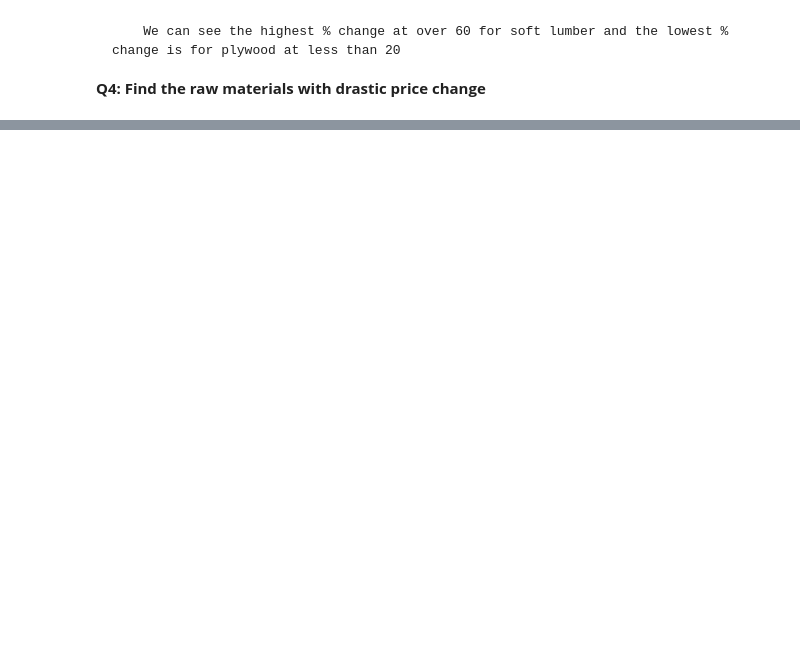
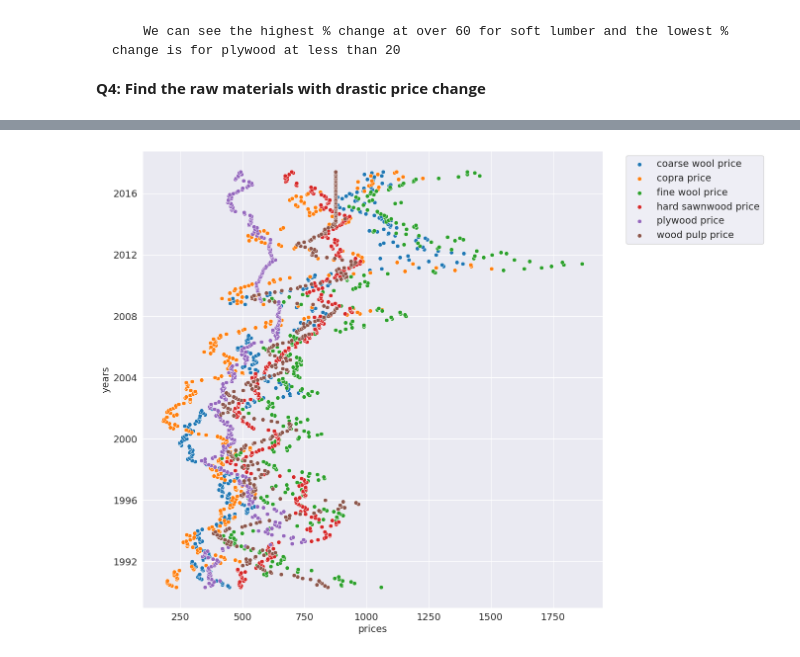
Before and after one commit to dkl5m/data-science-studies, a Jupyter notebook: agriculture-model/agriculture-df.ipynb, the cells around one changed output, grey strips where cells are left out. Cells and saved outputs as stored; diff of their text form; code cells hidden in the pictures; blank space fills up the shorter version.

```diff
--- a/agriculture-model/agriculture-df.ipynb
+++ b/agriculture-model/agriculture-df.ipynb
@@ -244,0 +263,10 @@ for i in range(len(changeList)):
+# %%
+highList=['coarse wool price', 'copra price', 'fine wool price', 'hard sawnwood price', 'plywood price', 'wood pulp price']
+plt.figure(figsize=(12,12))
+plt.xlabel('prices')
+plt.ylabel('years')
+for i in range(len(highList)):
+    sns.scatterplot(x=df[highList[i]],y=df.index);
+    plt.legend(highList, loc='upper center', bbox_to_anchor=(1.2, 1))
+# %% [output]
+[figure, added]
```
Also changed, not shown: parts of 6 cells of this notebook.
